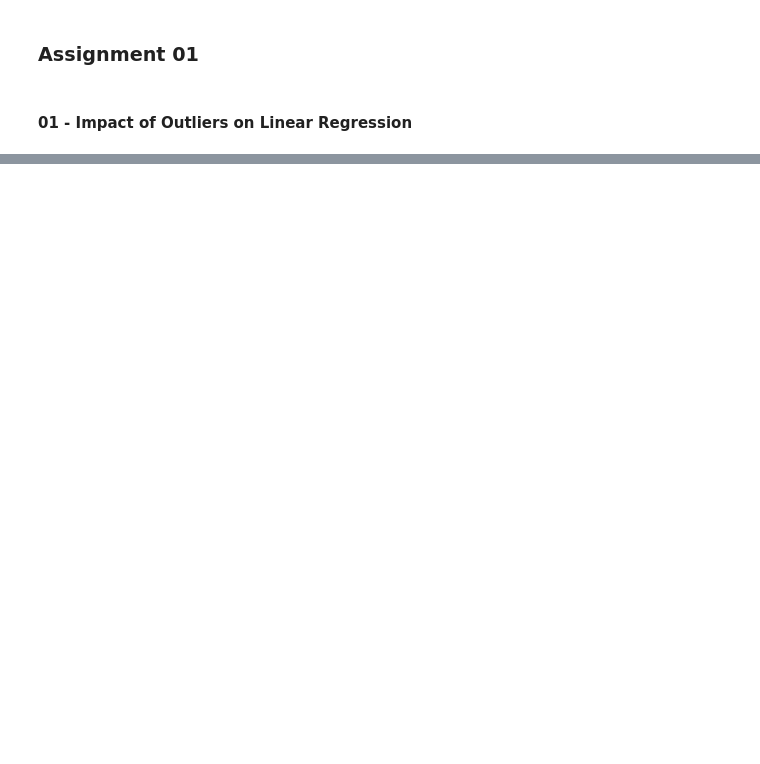
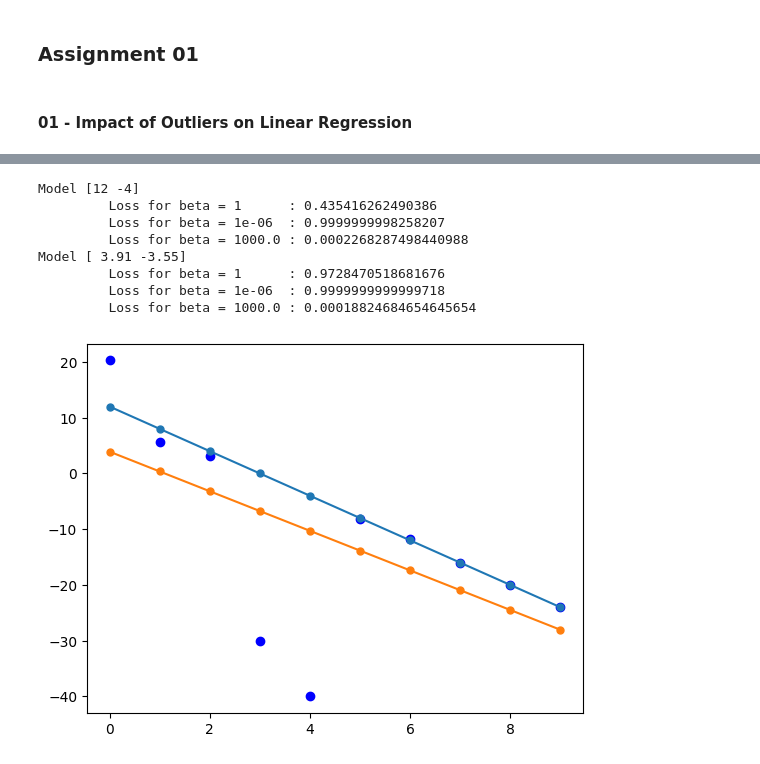
Before and after one commit to pulasthi-u/en3150-assignment01, a Jupyter notebook: A01.ipynb, the cells around one changed output, grey strips where cells are left out. Saved outputs shown, nothing was run; the diff lists cells and outputs as text; code cells hidden in the pictures; blank space fills up the shorter version.

```diff
--- a/A01.ipynb
+++ b/A01.ipynb
@@ -36,0 +38,34 @@ plt.show()
+# %%
+plt.scatter(x, y, label='Data Points', color='red')
+
+# Set up the weight vectors representing the two given modelss
+w_1 = np.array([12, -4])
+w_2 = np.array([3.91, -3.55])
+
+# Iterate through each model
+for w in [w_1, w_2]:
+    print ("Model", w)
+
+    # Run the model on the data and find the residuals
+    y_hat = X @ w
+    residuals = y - y_hat
+
+    plt.plot(y_hat, label='Predictions', markevery=x, marker='o', markersize=5)
+
+    # Vary beta through each of the given values and find the loss
+    for beta in [1, 1E-6, 1E3]:
+        loss = (1 / N) * np.sum((residuals ** 2) / (residuals ** 2 + beta ** 2))
+
+        print ("\t Loss for beta =", "{:<6}".format(beta), ":", loss)
+
+plt.show()
+# %% [output]
+Model [12 -4]
+         Loss for beta = 1      : 0.435416262490386
+         Loss for beta = 1e-06  : 0.9999999998258207
+         Loss for beta = 1000.0 : 0.0002268287498440988
+Model [ 3.91 -3.55]
+         Loss for beta = 1      : 0.9728470518681676
+         Loss for beta = 1e-06  : 0.9999999999999718
+         Loss for beta = 1000.0 : 0.00018824684654645654
+[figure, added]
```
Also changed, not shown: parts of 4 cells of this notebook, 5 other files.
